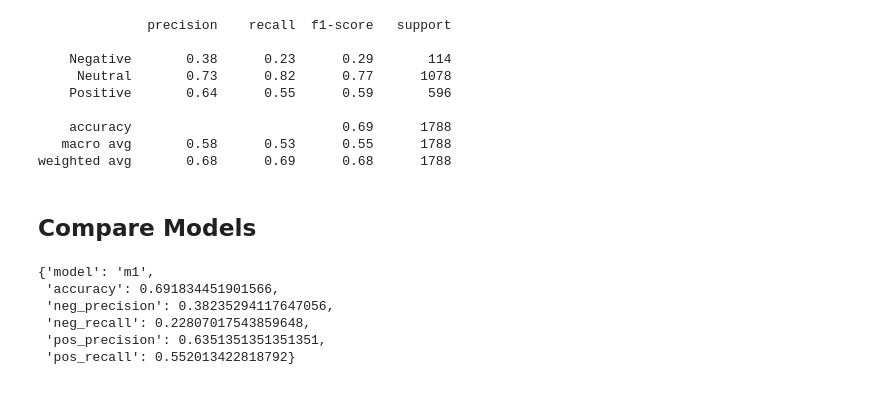
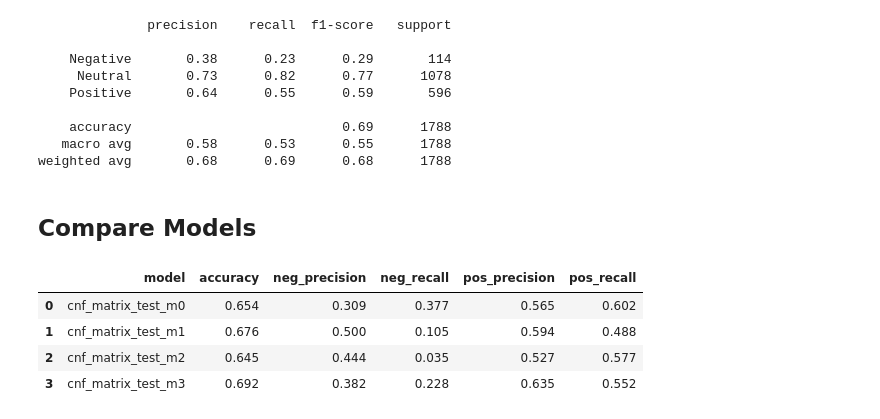
Before and after one commit to cutterback/p04-twitter-sentiment-nlp, a Jupyter notebook: Twitter-Sentiment-Analysis-NLP.ipynb, the cells around one changed output. Cells and saved outputs as stored; diff of their text form; code cells hidden in the pictures.

Commit message:
Adding model compare and presentation

```diff
--- a/Twitter-Sentiment-Analysis-NLP.ipynb
+++ b/Twitter-Sentiment-Analysis-NLP.ipynb
@@ -979,3 +977,9 @@ models = [cnf_matrix_test_m0, cnf_matrix_test_m1, cnf_matrix_test_m2, cnf_matrix
+# %%
+# create list of model names and confusion matrix results
+models = [{'model_name': 'cnf_matrix_test_m0', 'model': cnf_matrix_test_m0},
+          {'model_name': 'cnf_matrix_test_m1', 'model': cnf_matrix_test_m1},
+          {'model_name': 'cnf_matrix_test_m2', 'model': cnf_matrix_test_m2},
+          {'model_name': 'cnf_matrix_test_m3', 'model': cnf_matrix_test_m3}]
 # %%
 def ComputeStats(cm_array):
     accuracy = np.trace(cm_array)/np.sum(cm_array)
@@ -985,22 +989,25 @@ def ComputeStats(cm_array):
     pos_recall = cm_array[2,2]/sum(cm_array[2,:])
     return accuracy, neg_precision, neg_recall, pos_precision, pos_recall
 # %%
-model_stats = {}
+# consolidate all models confusion matrix (test)
+cm_test_compare = []
 for model in models:
+    model_stats = {}
     accuracy = neg_precision = neg_recall = pos_precision = pos_recall = 0
-    accuracy, neg_precision, neg_recall, pos_precision, pos_recall = ComputeStats(model)
-    model_stats['model'] = 'm1'
+    accuracy, neg_precision, neg_recall, pos_precision, pos_recall = ComputeStats(model['model'])
+    model_stats['model'] = model['model_name']
     model_stats['accuracy'] = accuracy
     model_stats['neg_precision'] = neg_precision
     model_stats['neg_recall'] = neg_recall
     model_stats['pos_precision'] = pos_precision
     model_stats['pos_recall'] = pos_recall
-
-model_stats
+    cm_test_compare.append(model_stats)
-# %% [output]
-{'model': 'm1',
- 'accuracy': 0.691834451901566,
- 'neg_precision': 0.38235294117647056,
- 'neg_recall': 0.22807017543859648,
- 'pos_precision': 0.6351351351351351,
- 'pos_recall': 0.552013422818792}
+# %%
+# compare key confusion matrix metrics between four models
+pd.DataFrame(cm_test_compare)
+# %% [output]
+|  | model | accuracy | neg_precision | neg_recall | pos_precision | pos_recall |
+| 0 | cnf_matrix_test_m0 | 0.654 | 0.309 | 0.377 | 0.565 | 0.602 |
+| 1 | cnf_matrix_test_m1 | 0.676 | 0.500 | 0.105 | 0.594 | 0.488 |
+| 2 | cnf_matrix_test_m2 | 0.645 | 0.444 | 0.035 | 0.527 | 0.577 |
+| 3 | cnf_matrix_test_m3 | 0.692 | 0.382 | 0.228 | 0.635 | 0.552 |
```
Also changed, not shown: parts of 1 cell of this notebook, 2 other files.
